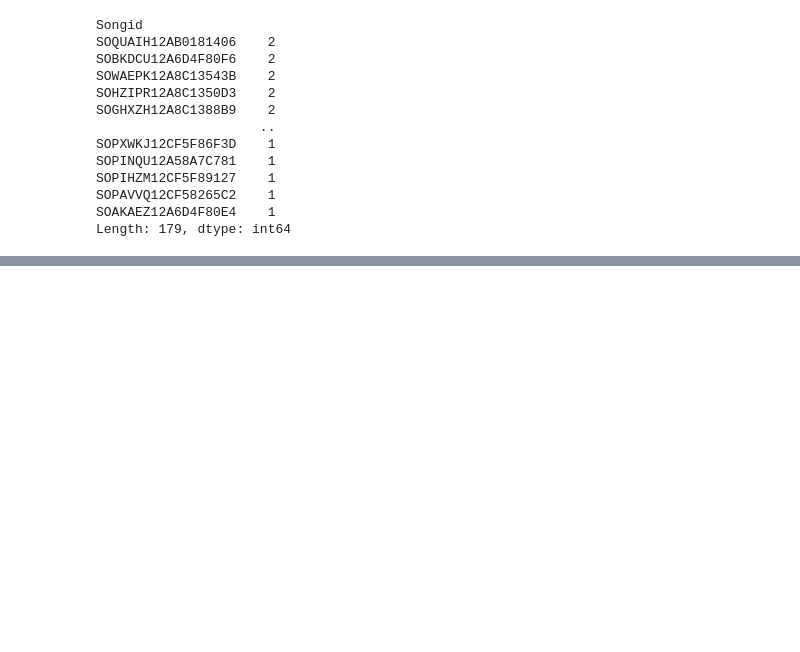
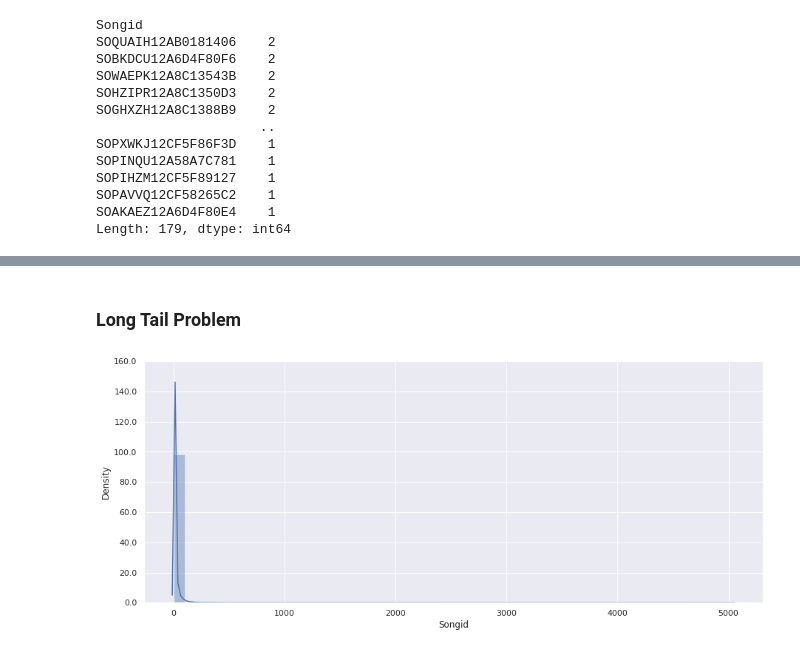
Before and after one commit to GousemujeebShaik/Case-Studies, a Jupyter notebook: RecomenderSystem.ipynb, the cells around one changed output, grey strips where cells are left out. Cells and saved outputs as stored; diff of their text form; code cells hidden in the pictures; blank space fills up the shorter version.

```diff
--- a/RecomenderSystem.ipynb
+++ b/RecomenderSystem.ipynb
@@ -445,0 +558,9 @@ Length: 179, dtype: int64
+# %% [markdown]
+### Long Tail Problem
+# %%
+sns.set(rc={'figure.figsize':(15,6)})
+splot=sns.distplot(song_popularity,  hist=True, kde=True)
+plt.yticks(splot.get_yticks(), splot.get_yticks() * 10000)
+plt.show()
+# %% [output]
+[figure, added]
```
Also changed, not shown: parts of 56 cells of this notebook.
